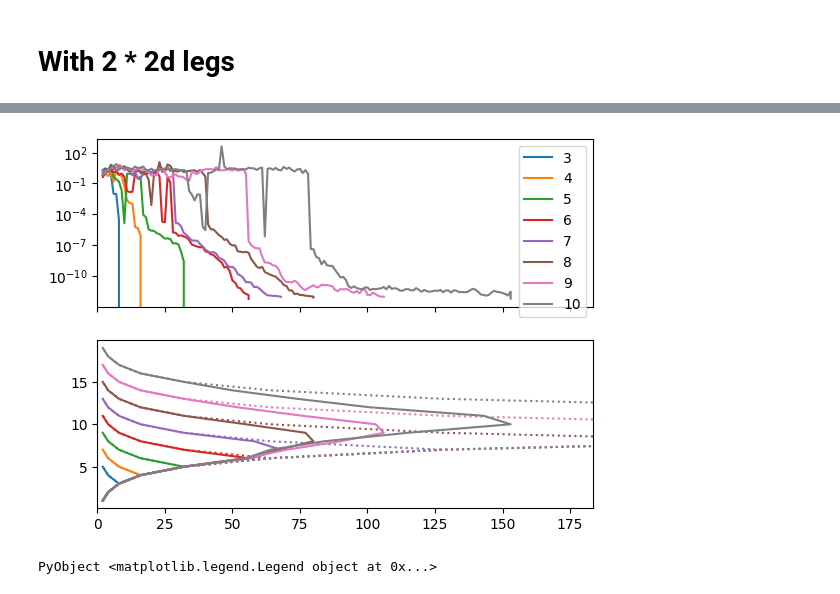
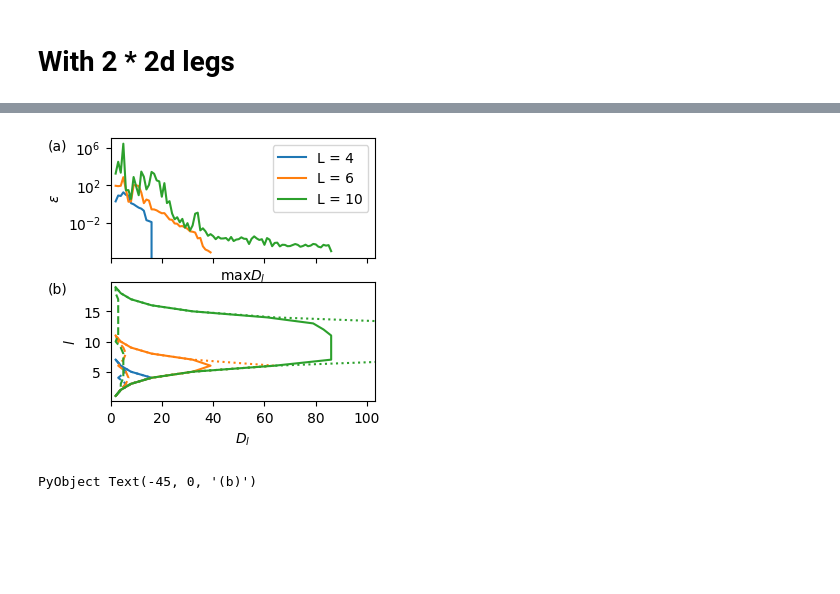
Before and after one commit to tensor4all/QuanticsTCI.jl, a Jupyter notebook: example/chern/chernscale.ipynb, the cells around one changed output, grey strips where cells are left out. Cells and saved outputs as stored; diff of their text form; code cells hidden in the pictures; blank space fills up the shorter version.

```diff
--- a/example/chern/chernscale.ipynb
+++ b/example/chern/chernscale.ipynb
@@ -7,6 +8,6 @@ Main.chern
 # %% [markdown]
 # With 4d legs
 # %%
-nqs = 4:2:10
-results = chern.testberry(3, 0.02, nqs)
+nqs = 4:2:8
+results = chern.testberry(4, 0.2, nqs)
 # %% [output]
@@ -57,15 +47,42 @@ Closest candidates are:
+# %%
+nqs = [4, 6, 10]
+results = [load("chern_results/nq$nq.jld2") for nq in nqs];
 # %%
-fig, axs = subplots(nrows=2, sharex=true)
+fig, axs = subplots(nrows=2, sharex=true, figsize=[246/72, 246/72])
 for r in results
-    nq = r.nq
-    axs[1].semilogy(r.ranks, r.errors, label="$nq")
+    nq = r["nq"]
+    axs[1].semilogy(r["ranks"], r["errors"], label="L = $nq")
     line = axs[2].plot([min(2^i, 2^(2nq - i)) for i in 1:(2nq-1)], 1:(2nq-1), ":")
-    axs[2].plot([size(T, 3) for T in r.qtt[1:2nq-1]], 1:(2nq-1), color=line[1].get_color())
+    axs[2].plot([size(T, 3) for T in r["qtt"][1:2nq-1]], 1:(2nq-1), color=line[1].get_color())
+    axs[2].plot([size(T, 3) for T in r["mps"][1:2nq-1]], 1:(2nq-1), color=line[1].get_color(), "--")
 
-    axs[1].set_xlim(0, 1.2 * maximum(r.ranks))
-    axs[2].set_xlim(0, 1.2 * maximum(r.ranks))
+    axs[1].set_xlim(0, 1.2 * maximum(r["ranks"]))
+    axs[2].set_xlim(0, 1.2 * maximum(r["ranks"]))
 end
+
+axs[1].set_xlabel(L"$\max D_l$")
+axs[1].set_ylabel(L"$\epsilon$")
+axs[2].set_ylabel(L"$l$")
+axs[2].set_xlabel(L"$D_l$")
 axs[1].legend()
+
+offsetx = -45
+axs[1].annotate(
+    "(a)",
+    xy=(0, 1),
+    xycoords="axes fraction",
+    xytext=(offsetx, 0),
+    textcoords="offset points",
+    verticalalignment="top"
+)
+axs[2].annotate(
+    "(b)",
+    xy=(0, 1),
+    xycoords="axes fraction",
+    xytext=(offsetx, 0),
+    textcoords="offset points",
+    verticalalignment="top"
+)
 # %% [output]
-[figure, old version]
+[figure, new version]
-PyObject <matplotlib.legend.Legend object at 0x...>
+PyObject Text(-45, 0, '(b)')
```
Also changed, not shown: parts of 7 cells of this notebook, 7 other files.
